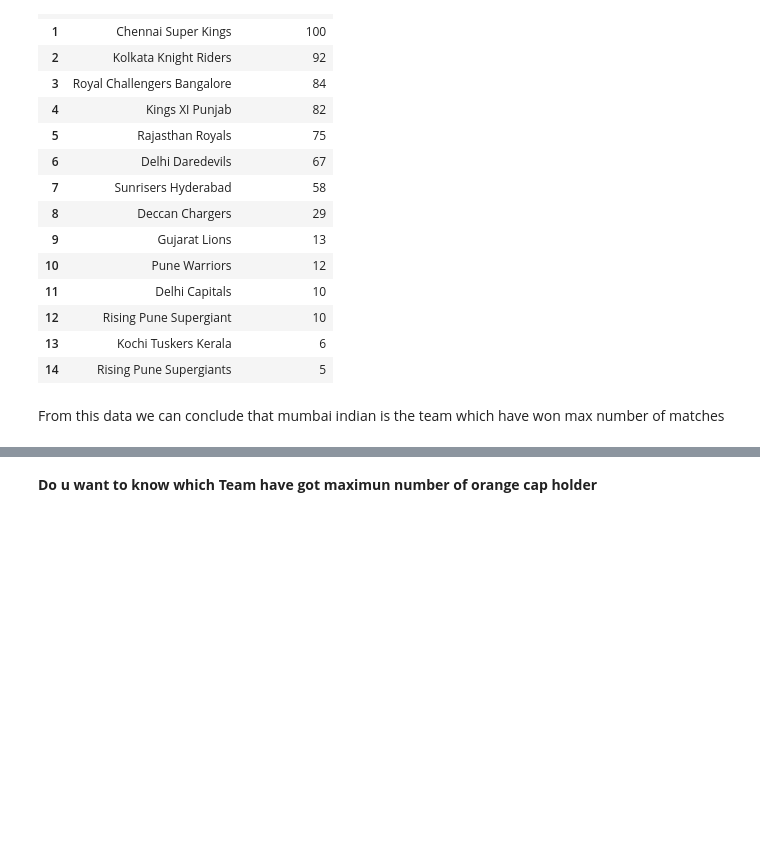
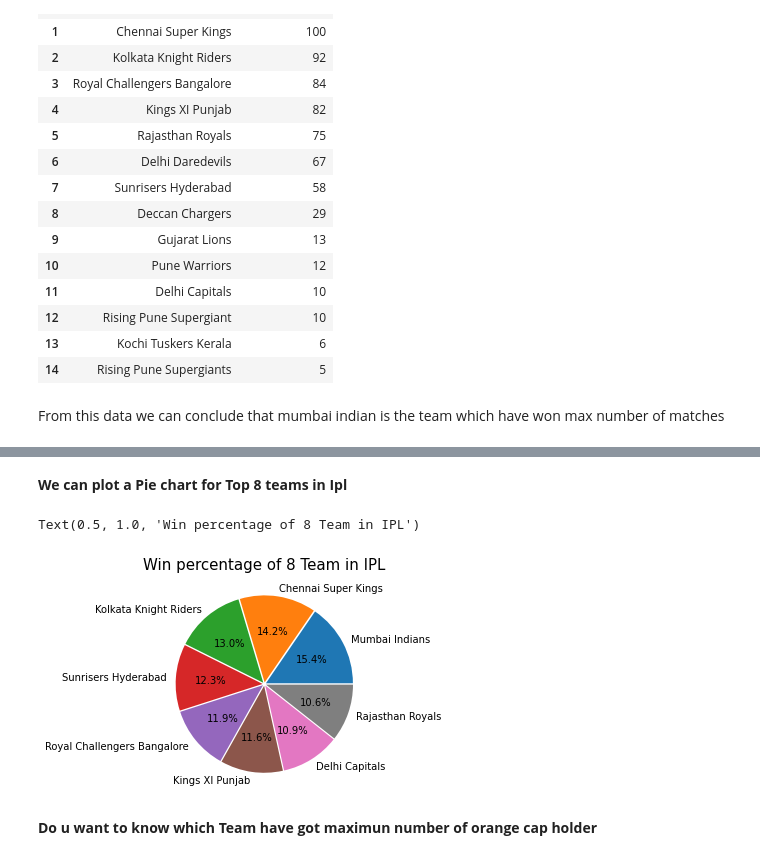
Before and after one commit to rajatpal00/-ABTN0104--IPL-T20-Cricket-Analysis-, a Jupyter notebook: Rajat_Kr_Pal_24_02_2021_[ABTN0104]_IPL_T20_Cricket_Analysis_Capstone_Project.ipynb, the cells around one changed output, grey strips where cells are left out. Drawn from its saved outputs; the diff is of its cells as text; code cells hidden in the pictures; blank space fills up the shorter version.

```diff
--- a/Rajat_Kr_Pal_24_02_2021_[ABTN0104]_IPL_T20_Cricket_Analysis_Capstone_Project.ipynb
+++ b/Rajat_Kr_Pal_24_02_2021_[ABTN0104]_IPL_T20_Cricket_Analysis_Capstone_Project.ipynb
@@ -162,0 +187,8 @@ And few teams have played for only one or two season
+# %%
+team_by_win_1 = pd.DataFrame(matches_df['winner'].value_counts())
+team_by_win_1.reset_index(inplace= True)
+team_by_win_1.rename(columns ={"index":"Team Name","winner":"matches_won"},inplace =True)
+
+
+# tried to set the background color on the basis of numerical value present by using background _gradient
+team_by_win_1.style.background_gradient(cmap="PuBu")
@@ -163,3 +209,14 @@ And few teams have played for only one or two season
+# %% [markdown]
+**We can plot a Pie chart for Top 8 teams in Ipl**
+# %%
+# lets plot a pie plot
+
+plt.pie(team_by_win_1.loc[0:7,"matches_won"], autopct="%.1f%%", explode = [0.02]*8,labels= team_by_win_1.loc[0:7,"Team Name"], )
+# giving title to the pie chart and changing fontsize
+plt.title("Win percentage of 8 Team in IPL",fontsize=15)
+# %% [output]
+Text(0.5, 1.0, 'Win percentage of 8 Team in IPL')
+[figure, added]
 # %% [markdown]
 **Do u want to know which Team have got maximun number of orange cap holder**
 # %%
```
Also changed, not shown: parts of 56 cells of this notebook.
